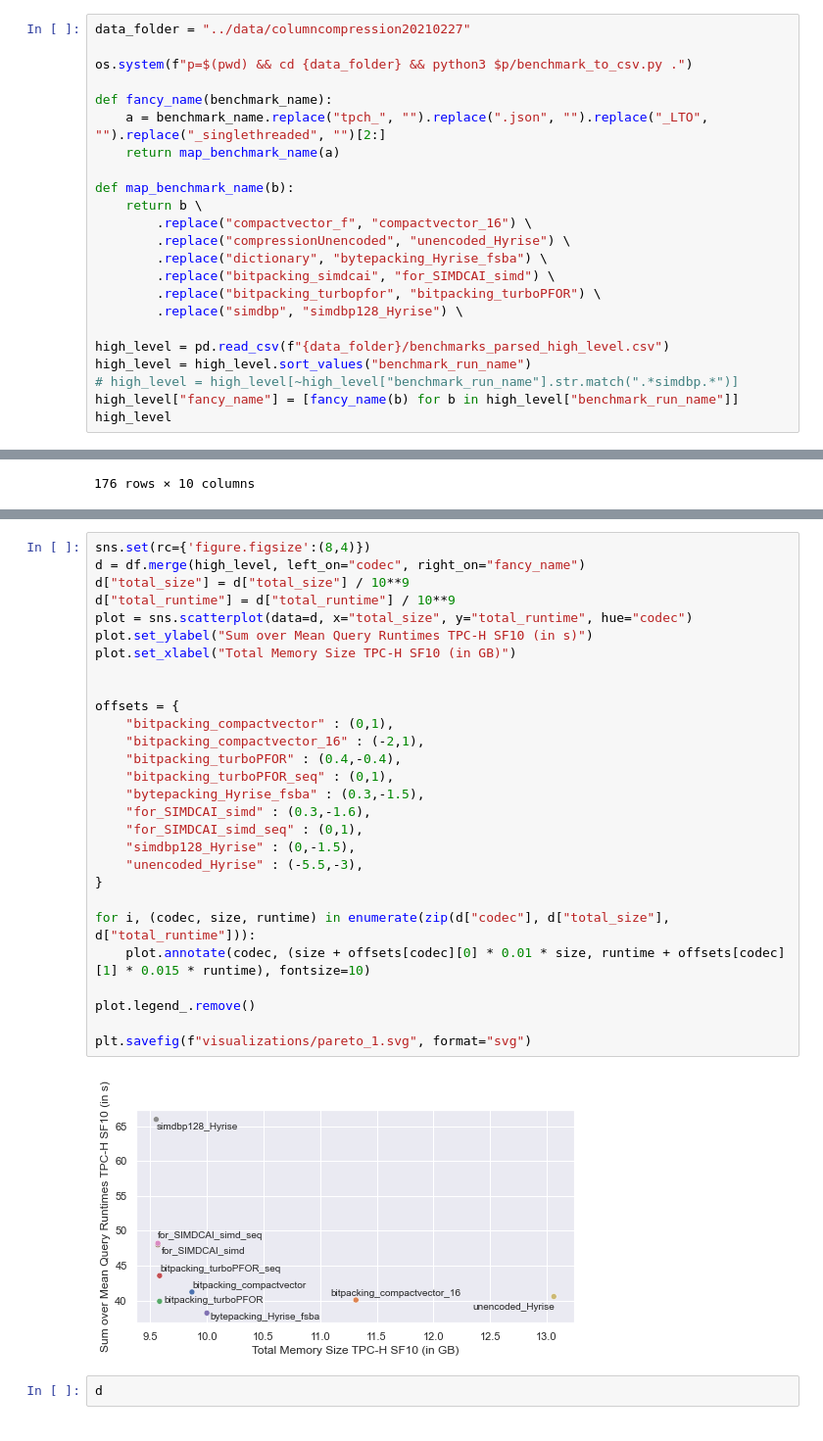
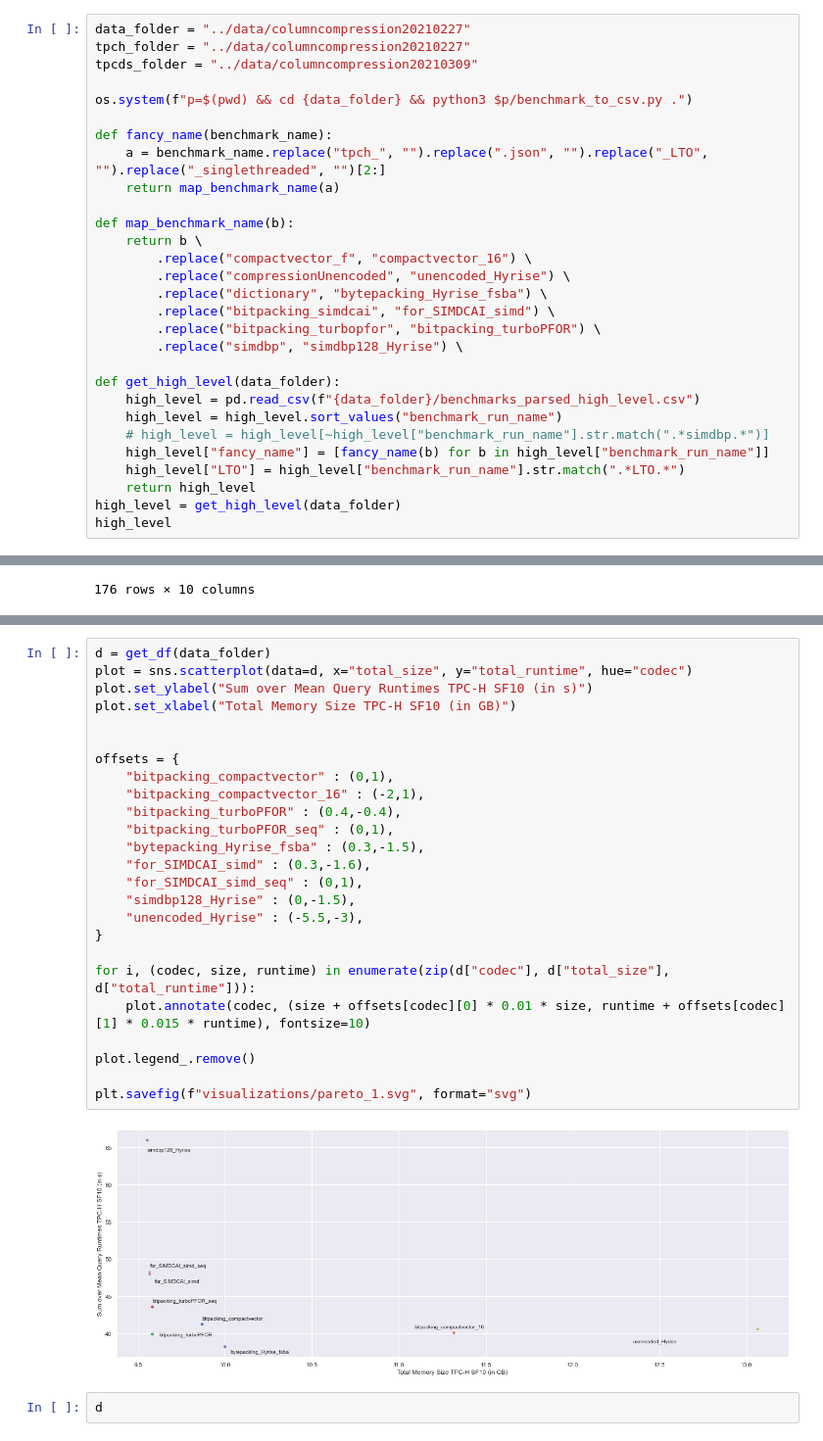
Before and after one commit to linuslh1996/column-compression, a Jupyter notebook: notebooks/CompareTPCH_ColumnCompression.ipynb, the cells around one changed output, grey strips where cells are left out. Shown at 98% size. Cells and saved outputs as stored; diff of their text form.

```diff
--- a/notebooks/CompareTPCH_ColumnCompression.ipynb
+++ b/notebooks/CompareTPCH_ColumnCompression.ipynb
@@ -13,6 +13,8 @@ import os
 sns.set(rc={'figure.figsize':(20,14)})
 # %%
 data_folder = "../data/columncompression20210227"
+tpch_folder = "../data/columncompression20210227"
+tpcds_folder = "../data/columncompression20210309"
 
 os.system(f"p=$(pwd) && cd {data_folder} && python3 $p/benchmark_to_csv.py .")
 
@@ -29,9 +31,13 @@ def map_benchmark_name(b):
         .replace("bitpacking_turbopfor", "bitpacking_turboPFOR") \
         .replace("simdbp", "simdbp128_Hyrise") \
 
-high_level = pd.read_csv(f"{data_folder}/benchmarks_parsed_high_level.csv")
-high_level = high_level.sort_values("benchmark_run_name")
-# high_level = high_level[~high_level["benchmark_run_name"].str.match(".*simdbp.*")]
-high_level["fancy_name"] = [fancy_name(b) for b in high_level["benchmark_run_name"]]
+def get_high_level(data_folder):
+    high_level = pd.read_csv(f"{data_folder}/benchmarks_parsed_high_level.csv")
+    high_level = high_level.sort_values("benchmark_run_name")
+    # high_level = high_level[~high_level["benchmark_run_name"].str.match(".*simdbp.*")]
+    high_level["fancy_name"] = [fancy_name(b) for b in high_level["benchmark_run_name"]]
+    high_level["LTO"] = high_level["benchmark_run_name"].str.match(".*LTO.*")
+    return high_level
+high_level = get_high_level(data_folder)
 high_level
 # %% [output]
@@ -302,33 +377,30 @@ d
 # %%
-sns.set(rc={'figure.figsize':(8,4)})
-d = df.merge(high_level, left_on="codec", right_on="fancy_name")
-d["total_size"] = d["total_size"] / 10**9
-d["total_runtime"] = d["total_runtime"] / 10**9
+d = get_df(data_folder)
 plot = sns.scatterplot(data=d, x="total_size", y="total_runtime", hue="codec")
 plot.set_ylabel("Sum over Mean Query Runtimes TPC-H SF10 (in s)")
 plot.set_xlabel("Total Memory Size TPC-H SF10 (in GB)")
 
 
 offsets = {
     "bitpacking_compactvector" : (0,1),
     "bitpacking_compactvector_16" : (-2,1),
     "bitpacking_turboPFOR" : (0.4,-0.4),
     "bitpacking_turboPFOR_seq" : (0,1),
     "bytepacking_Hyrise_fsba" : (0.3,-1.5),
     "for_SIMDCAI_simd" : (0.3,-1.6),
     "for_SIMDCAI_simd_seq" : (0,1),
     "simdbp128_Hyrise" : (0,-1.5),
     "unencoded_Hyrise" : (-5.5,-3),
 }
 
 for i, (codec, size, runtime) in enumerate(zip(d["codec"], d["total_size"], d["total_runtime"])):
     plot.annotate(codec, (size + offsets[codec][0] * 0.01 * size, runtime + offsets[codec][1] * 0.015 * runtime), fontsize=10)
 
 plot.legend_.remove()
 
 plt.savefig(f"visualizations/pareto_1.svg", format="svg")
 # %% [output]
-[figure, old version]
+[figure, new version]
 # %%
 d
 # %% [output]
```
Also changed, not shown: parts of 8 cells of this notebook, 2 other files.
